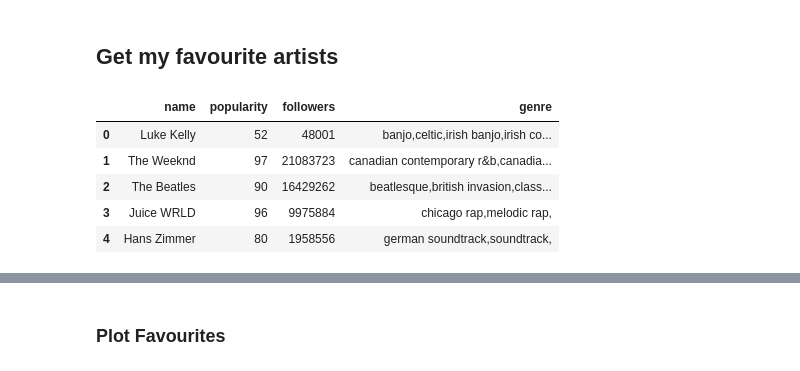
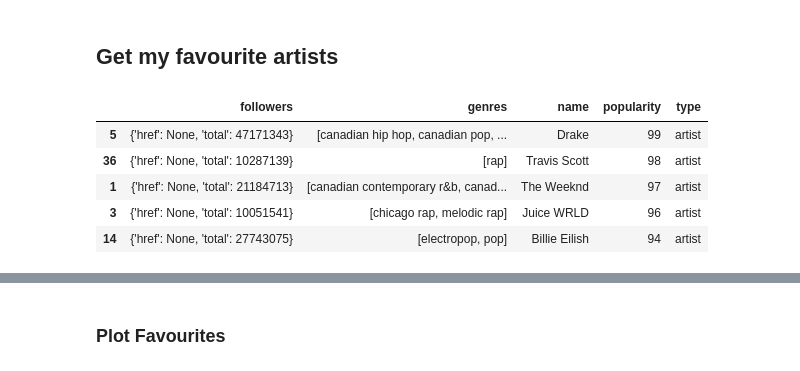
Before and after one commit to jacKlinc/spotify-usage-analysis, a Jupyter notebook: notebooks/1_spotipy_scraping_src.ipynb, the cells around one changed output, grey strips where cells are left out. Saved outputs shown, nothing was run; the diff lists cells and outputs as text; code cells hidden in the pictures.

```diff
--- a/notebooks/1_spotipy_scraping_src.ipynb
+++ b/notebooks/1_spotipy_scraping_src.ipynb
@@ -60,11 +60,26 @@ artists['popularity'] = popularity
 artists['followers'] = followers
 artists['genre'] = genres
 
-artists.head(5)
+artists = artists.sort_values(by='popularity', ascending=False)
+# artists.head(5)
-# %% [output]
-|  | name | popularity | followers | genre |
-| 0 | Luke Kelly | 52 | 48001 | banjo,celtic,irish banjo,irish co... |
-| 1 | The Weeknd | 97 | 21083723 | canadian contemporary r&b,canadia... |
-| 2 | The Beatles | 90 | 16429262 | beatlesque,british invasion,class... |
-| 3 | Juice WRLD | 96 | 9975884 | chicago rap,melodic rap, |
-| 4 | Hans Zimmer | 80 | 1958556 | german soundtrack,soundtrack, |
+# %%
+def make_df(response):
+    """Pass results from Spotfy API call and return cleaned DataFrame"""
+    items = pd.DataFrame(response['items'])
+    # Drop unnecessary columns
+    items = items.drop(['external_urls', 'href', 'id', 'images', 'uri'], axis=1)
+    # Followes column needs cleaning
+#     items.followers = items.followers
+
+    items = items.sort_values(by='popularity', ascending=False)
+    return items
+
+artists = make_df(results)
+artists.head()
+# %% [output]
+|  | followers | genres | name | popularity | type |
+| 5 | {'href': None, 'total': 47171343} | [canadian hip hop, canadian pop, ... | Drake | 99 | artist |
+| 36 | {'href': None, 'total': 10287139} | [rap] | Travis Scott | 98 | artist |
+| 1 | {'href': None, 'total': 21184713} | [canadian contemporary r&b, canad... | The Weeknd | 97 | artist |
+| 3 | {'href': None, 'total': 10051541} | [chicago rap, melodic rap] | Juice WRLD | 96 | artist |
+| 14 | {'href': None, 'total': 27743075} | [electropop, pop] | Billie Eilish | 94 | artist |
```
Also changed, not shown: parts of 14 cells of this notebook, 3 other files.
